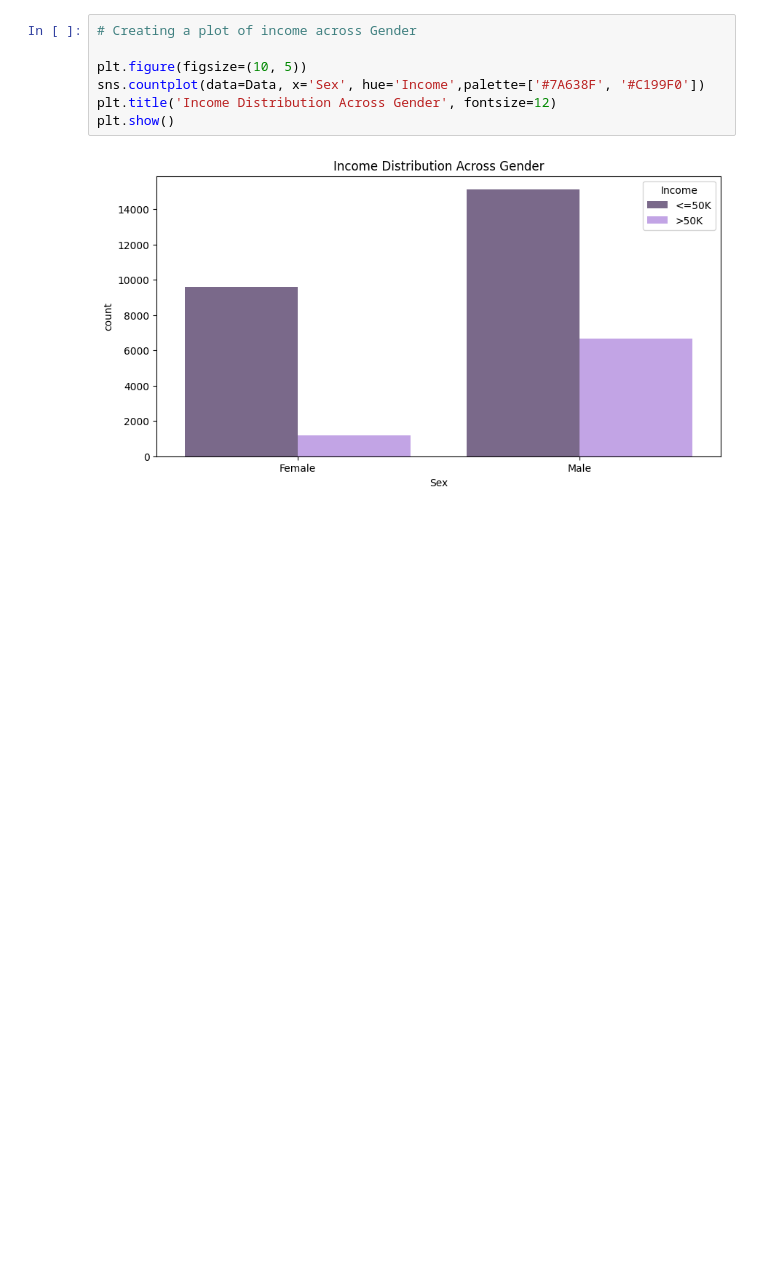
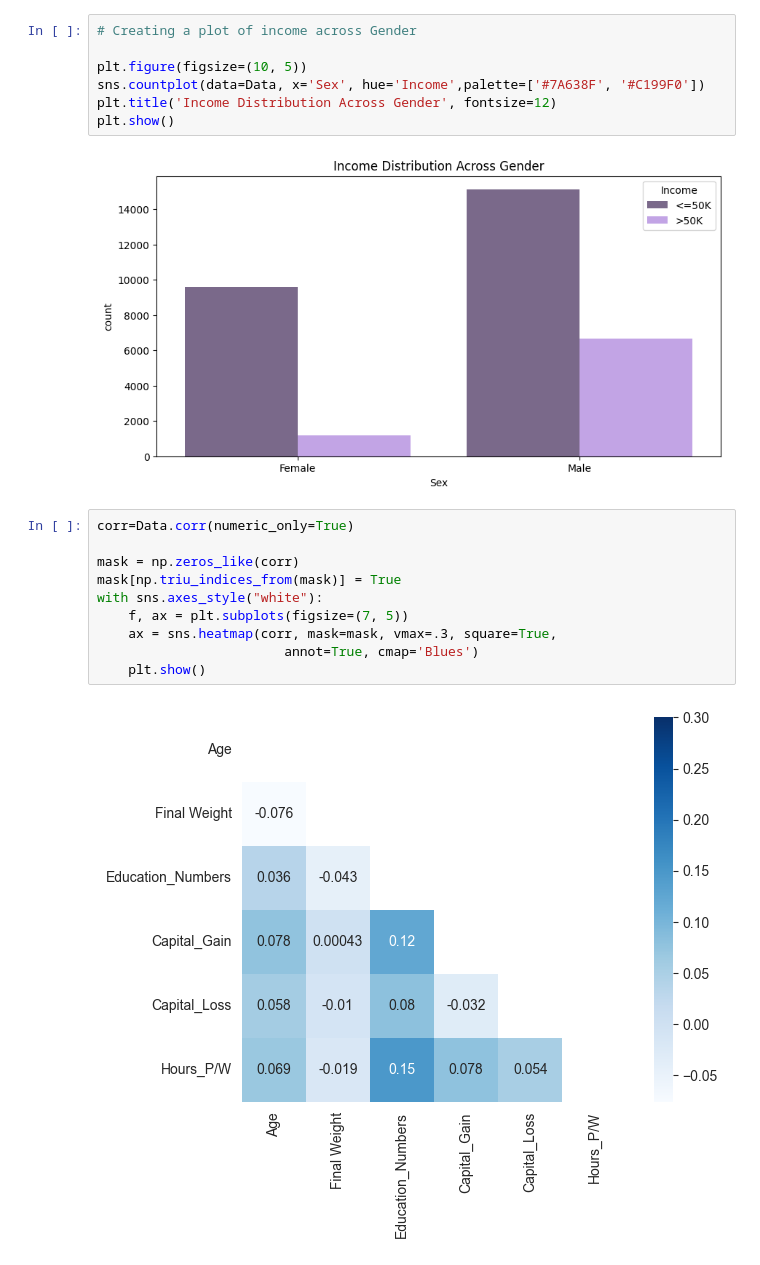
Before and after one commit to kunalvanjani705-tech/Income-Census-Classification, a Jupyter notebook: Censusincome.ipynb, the cells around one changed output. Cells and saved outputs as stored; diff of their text form; blank space fills up the shorter version.

```diff
--- a/Censusincome.ipynb
+++ b/Censusincome.ipynb
@@ -338,3 +345,15 @@ plt.title('Income Distribution Across Gender', fontsize=12)
 plt.show()
 # %% [output]
 [figure]
+# %%
+corr=Data.corr(numeric_only=True)
+
+mask = np.zeros_like(corr)
+mask[np.triu_indices_from(mask)] = True
+with sns.axes_style("white"):
+    f, ax = plt.subplots(figsize=(7, 5))
+    ax = sns.heatmap(corr, mask=mask, vmax=.3, square=True,
+                        annot=True, cmap='Blues')
+    plt.show()
+# %% [output]
+[figure, added]
```
Also changed, not shown: parts of 22 cells of this notebook.
